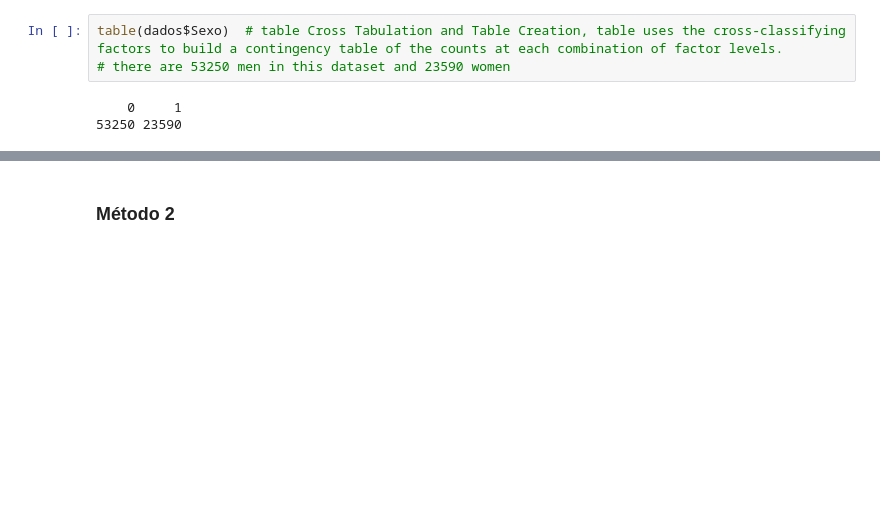
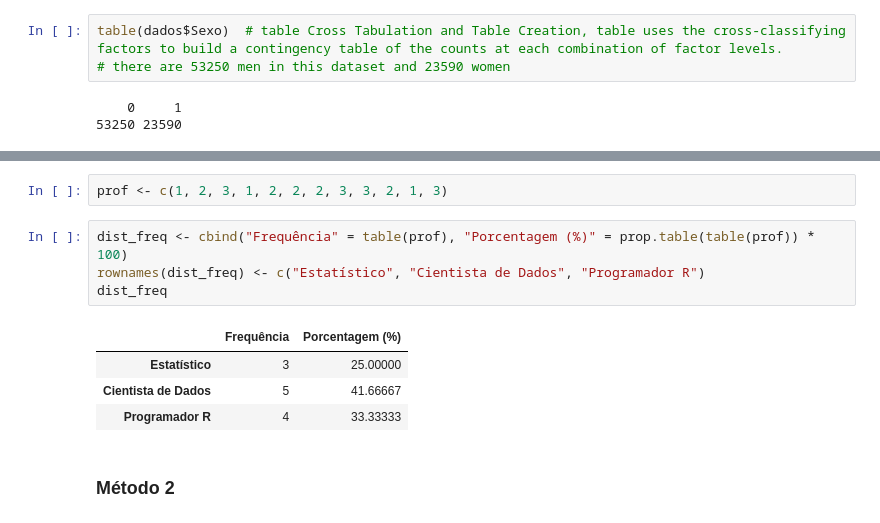
Before and after one commit to mateusvdcastro/Curso-de-Machine-Learning-e-Data-Science, a Jupyter notebook: Alura curso de R/1/Curso_de_Estat+¡stica_Parte_1.ipynb, the cells around one changed output, grey strips where cells are left out. Saved outputs shown, nothing was run; the diff lists cells and outputs as text; blank space fills up the shorter version.

```diff
--- a/Alura curso de R/1/Curso_de_Estat+¡stica_Parte_1.ipynb
+++ b/Alura curso de R/1/Curso_de_Estat+¡stica_Parte_1.ipynb
@@ -379,3 +388,14 @@ c('Masculino', 'Feminino')
+# %%
+prof <- c(1, 2, 3, 1, 2, 2, 2, 3, 3, 2, 1, 3)
+# %%
+dist_freq <- cbind("Frequência" = table(prof), "Porcentagem (%)" = prop.table(table(prof)) * 100)
+rownames(dist_freq) <- c("Estatístico", "Cientista de Dados", "Programador R")
+dist_freq
+# %% [output]
+|  | Frequência | Porcentagem (%) |
+| Estatístico | 3 | 25.00000 |
+| Cientista de Dados | 5 | 41.66667 |
+| Programador R | 4 | 33.33333 |
 # %% [markdown]
 ### Método 2
 # %% [markdown]
```
Also changed, not shown: parts of 14 cells of this notebook.
